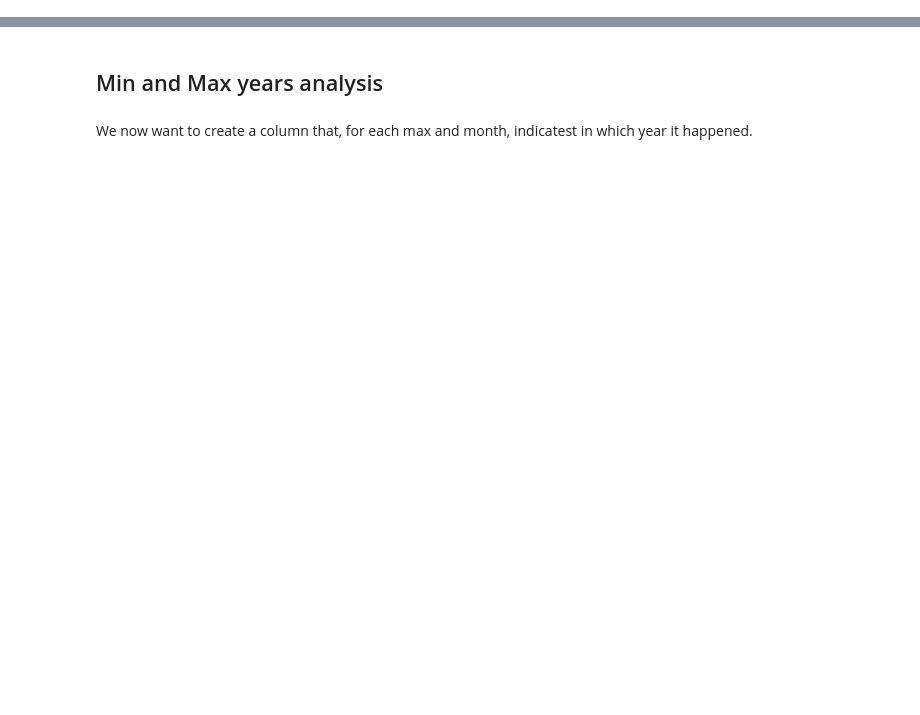
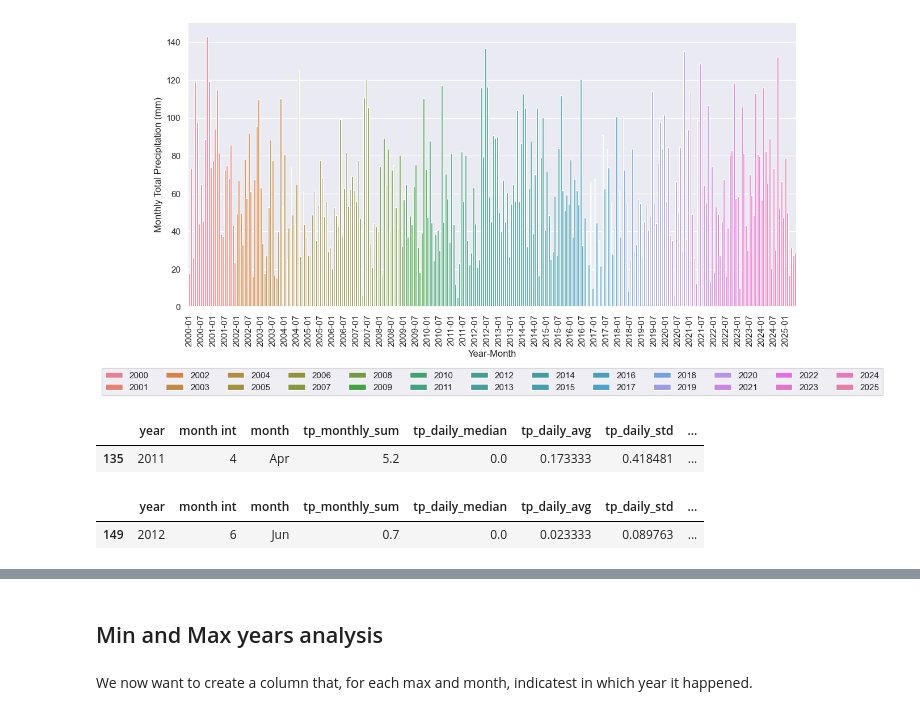
Before and after one commit to pacoraggio/London-Rainfall, a Jupyter notebook: notebooks/tp_monthly_season_analysis.ipynb, the cells around one changed output, grey strips where cells are left out. Saved outputs shown, nothing was run; the diff lists cells and outputs as text; code cells hidden in the pictures; blank space fills up the shorter version.

```diff
--- a/notebooks/tp_monthly_season_analysis.ipynb
+++ b/notebooks/tp_monthly_season_analysis.ipynb
@@ -204,0 +384,3 @@ london_monthly_aggregate.tail()
+# %%
+london_year_month, london_monthly_aggregate = create_monthly_aggregate(remove_date_list = ['1999-12-31'],debug=False, save_parquet=False)
+apulia_year_month, apulia_monthly_aggregate = create_monthly_aggregate(location='puglia', remove_date_list = ['1999-12-31'],debug=False, save_parquet=False)
@@ -204,0 +529,38 @@ london_monthly_aggregate.tail()
+# %%
+# This creates a more systematic approach
+n_years = london_year_month['year'].nunique()
+colors = sns.color_palette("husl", n_years)  # or "Set1", "Dark2", etc.
+
+sns.set_theme(rc={'figure.figsize':(14.,7.)})
+# sns.barplot(data = london_year_month, x='year_month', y='tp_monthly_sum', hue = 'year', palette='tab20', legend = False);
+sns.barplot(data=london_year_month, x='year_month', y='tp_monthly_sum',
+            hue='year', palette=colors)
+
+## Show only every 6th label
+xticks = london_year_month['year_month'].unique()
+plt.xticks(
+    ticks=range(0, len(xticks), 6),
+    labels=xticks[::6],
+    rotation=90
+)
+
+plt.xlabel('Year-Month')
+plt.ylabel('Monthly Total Precipitation (mm)')
+
+# Move legend outside and make it horizontal
+plt.legend(bbox_to_anchor=(0.5, -0.20), loc='upper center', ncol=13)  # Adjust ncol as needed
+
+plt.tight_layout()
+plt.show();
+# %% [output]
+[figure, added]
+# %%
+london_year_month[london_year_month['tp_monthly_sum'] == london_year_month['tp_monthly_sum'].min()]
+# %% [output]
+|  | year | month int | month | tp_monthly_sum | tp_daily_median | tp_daily_avg | tp_daily_std | ... |
+| 135 | 2011 | 4 | Apr | 5.2 | 0.0 | 0.173333 | 0.418481 | ... |
+# %%
+apulia_year_month[apulia_year_month['tp_monthly_sum'] == apulia_year_month['tp_monthly_sum'].min()]
+# %% [output]
+|  | year | month int | month | tp_monthly_sum | tp_daily_median | tp_daily_avg | tp_daily_std | ... |
+| 149 | 2012 | 6 | Jun | 0.7 | 0.0 | 0.023333 | 0.089763 | ... |
```
Also changed, not shown: parts of 31 cells of this notebook, 14 other files.
